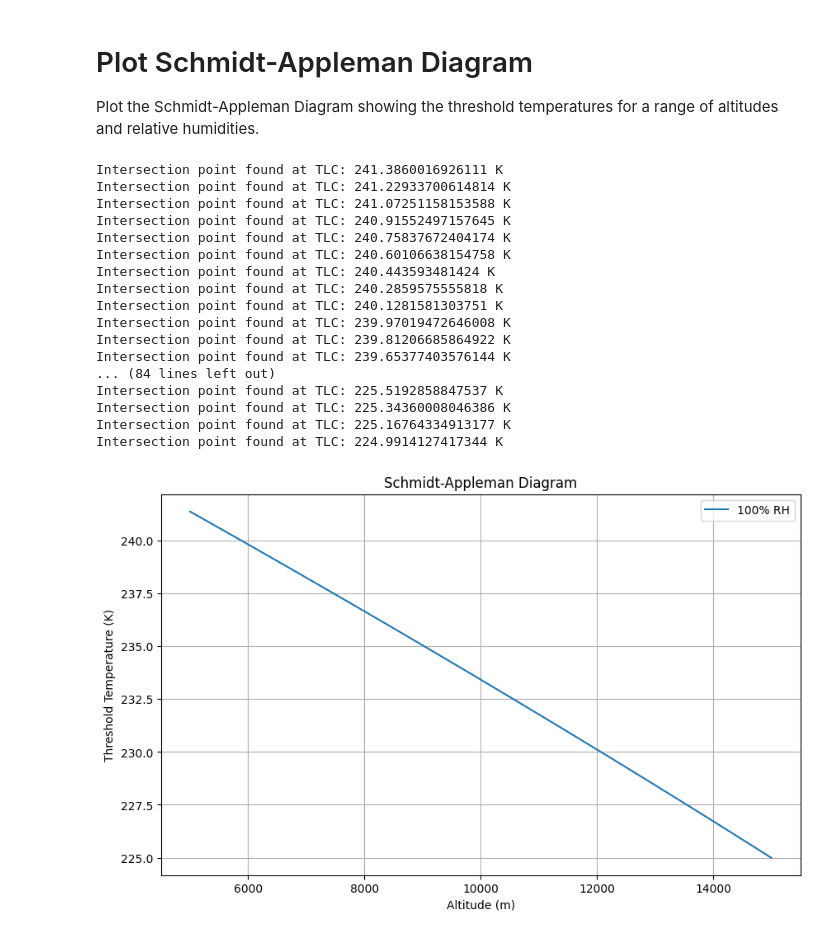
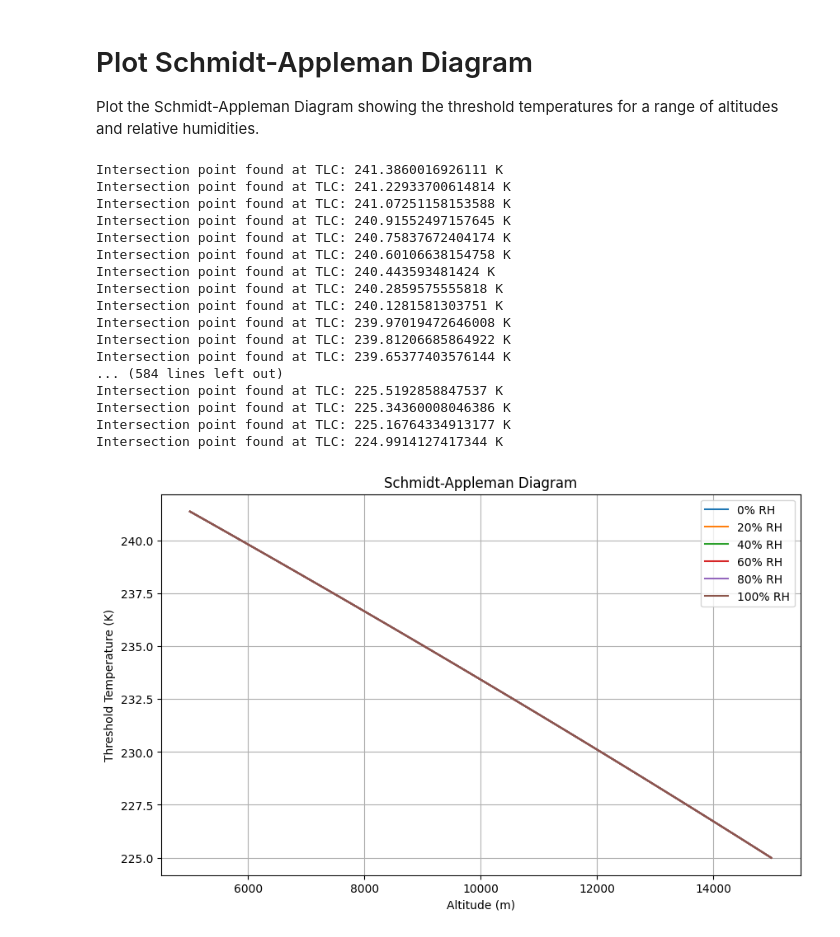
Before and after one commit to rakshaksoftware/Lufthansa_RnD, a Jupyter notebook: code/sac.ipynb, the cells around one changed output. Cells and saved outputs as stored; diff of their text form; code cells hidden in the pictures.

```diff
--- a/code/sac.ipynb
+++ b/code/sac.ipynb
@@ -190,7 +191,7 @@ def plot_schmidt_appleman_diagram():
     Plot the Schmidt-Appleman Diagram showing the threshold temperatures for a range of altitudes and relative humidities.
     """
     altitudes = np.linspace(5000, 15000, 100)  # Altitudes in meters
-    relative_humidities = [100]  # Relative humidities in percentage
+    relative_humidities = [0,20,40,60,80,100]  # Relative humidities in percentage
 
     plt.figure(figsize=(10, 6))
 
@@ -203,32 +204,32 @@ def plot_schmidt_appleman_diagram():
             TLC_values.append(TLC)
 
         plt.plot(altitudes, TLC_values, label=f'{rh}% RH')
 
     plt.xlabel('Altitude (m)')
     plt.ylabel('Threshold Temperature (K)')
     plt.title('Schmidt-Appleman Diagram')
     plt.legend()
     plt.grid(True)
     plt.show()
 
 # Example usage
 plot_schmidt_appleman_diagram()
 # %% [output]
 Intersection point found at TLC: 241.3860016926111 K
 Intersection point found at TLC: 241.22933700614814 K
 Intersection point found at TLC: 241.07251158153588 K
 Intersection point found at TLC: 240.91552497157645 K
 Intersection point found at TLC: 240.75837672404174 K
 Intersection point found at TLC: 240.60106638154758 K
 Intersection point found at TLC: 240.443593481424 K
 Intersection point found at TLC: 240.2859575555818 K
 Intersection point found at TLC: 240.1281581303751 K
 Intersection point found at TLC: 239.97019472646008 K
 Intersection point found at TLC: 239.81206685864922 K
 Intersection point found at TLC: 239.65377403576144 K
-... (84 lines left out)
+... (584 lines left out)
 Intersection point found at TLC: 225.5192858847537 K
 Intersection point found at TLC: 225.34360008046386 K
 Intersection point found at TLC: 225.16764334913177 K
 Intersection point found at TLC: 224.9914127417344 K
-[figure, old version]
+[figure, new version]
```
Also changed, not shown: parts of 1 cell of this notebook.
